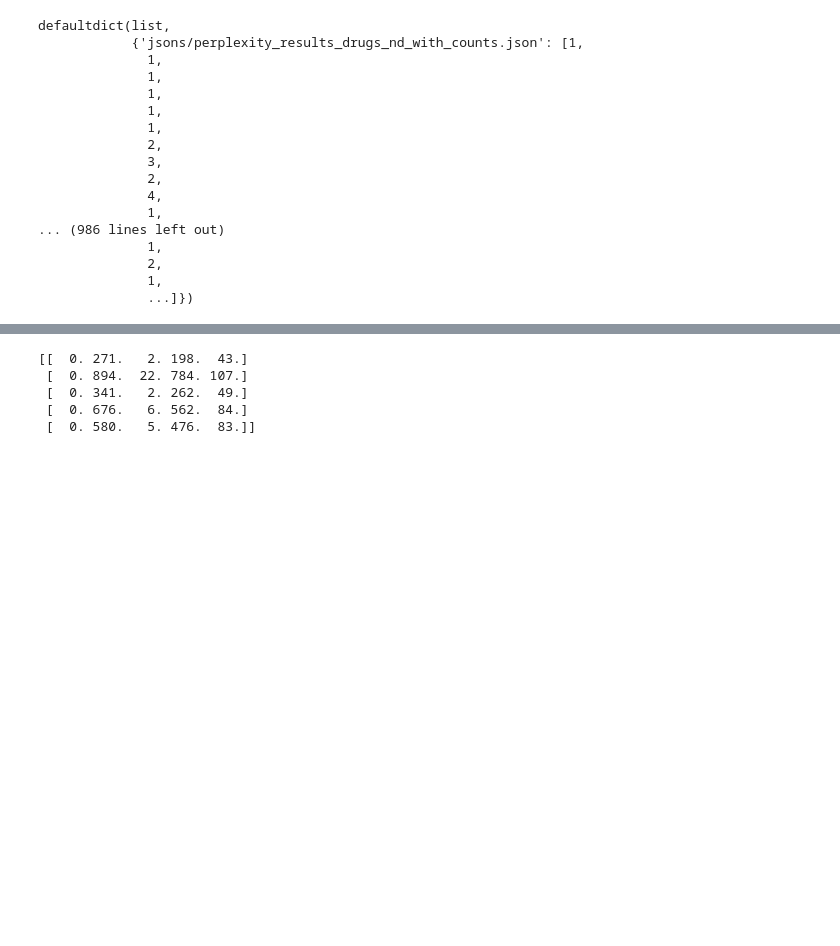
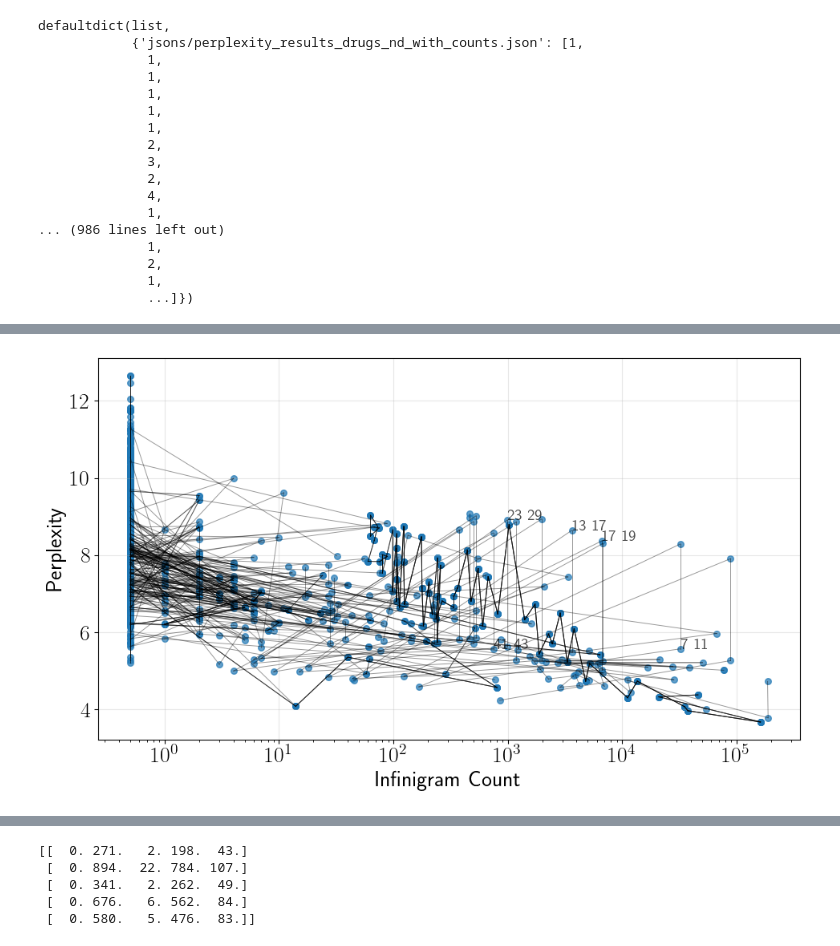
Before and after one commit to Reliable-Information-Lab-HEVS/ACL-2025-Low-perplexity-LLM-generated-sequences, a Jupyter notebook: analysis/variations_perp.ipynb, the cells around one changed output, grey strips where cells are left out. Drawn from its saved outputs; the diff is of its cells as text; code cells hidden in the pictures; blank space fills up the shorter version.

```diff
--- a/analysis/variations_perp.ipynb
+++ b/analysis/variations_perp.ipynb
@@ -544,7 +530,7 @@ import glob
 
 # Initialize an empty list to store data from all files
 all_data = []
-json_file_path = 'jsons/*'  # Replace with actual path
+json_file_path = '../*math*_with_counts*'  # Replace with actual path
 
 # Function to load JSON files and extract data
 for file in glob.glob(json_file_path):
@@ -571,8 +557,8 @@ for file in glob.glob(json_file_path):
             data_point = {
                 'dataset': dataset,
                 'deduped': deduped,
-                'infinigram_count': item['infinigram_count'],
-                'perplexity': item['window_avg_perplexity'],
+                'infinigram_count': item.get('infinigram_count', 0),
+                'perplexity': item.get('window_avg_perplexity', 1),
                 'text': item['window_text'],
                 'tokens': item.get('infinigram_tokens', [])
             }
@@ -795,3 +671,68 @@ KeyboardInterrupt:
+# %%
+df_interest = df[df['dataset'] == 'math']
+df_interest = df
+# change count from 0 to 0.5 for log scale
+df_interest['infinigram_count'] = df_interest['infinigram_count'].replace(0, 0.5)
+
+df_interest.reset_index(drop=True, inplace=True)
+
+# Optional: Create a more detailed visualization focusing on contiguous segments
+# Group by dataset and visualize each separately
+for dataset_name, group in df_interest.groupby('dataset'):
+    plt.figure(figsize=(10, 6))
+
+    # Plot all points in this dataset
+    plt.scatter(
+        group['infinigram_count'],
+        group['perplexity'],
+        alpha=0.7,
+        label=dataset_name,
+        s=30
+    )
+    plt.xscale('log')
+
+    # Add connections between contiguous segments
+    connections_count = 0
+    for i, row in group.iterrows():
+        if row['is_contiguous'] and i < len(df_interest) - 1 and i+1 in group.index:
+            # Draw a line between this point and the next
+            # if abs(np.log(row['infinigram_count']) - np.log(df_interest.loc[i+1, 'infinigram_count'])) > 0.3:
+                # continue
+            plt.plot(
+                [row['infinigram_count'], df_interest.loc[i+1, 'infinigram_count']],
+                [row['perplexity'], df_interest.loc[i+1, 'perplexity']],
+                'k-',
+                alpha=0.4,
+                linewidth=0.7
+            )
+            connections_count += 1
+    # Filter points whose text contains only numbers separated by spaces
+    numeric_points = group[group['text'].str.match(r'^\s*\d+(\s+\d+)*\s*$')]
+
+    # Randomly sample 10 points from the numeric points
+    sampled_numeric_points = numeric_points.sample(n=min(5, len(numeric_points)))
+
+    # Add text tags to the sampled points
+    for _, row in sampled_numeric_points.iterrows():
+        plt.text(
+            row['infinigram_count'],
+            row['perplexity'],
+            row['text'].replace('\n', ' '),
+            fontsize=14,
+            color='black',
+            alpha=0.7
+        )
+
+    # Set plot labels and title
+    plt.xlabel('Infinigram Count')
+    plt.ylabel('Perplexity')
+    plt.grid(True, alpha=0.3)
+
+    plt.tight_layout()
+    plt.savefig(f'contiguous_segments_{dataset_name}.png', dpi=300)
+    plt.show()
+# %% [output]
+[figure, added]
 # %%
 df_interest[df_interest['is_contiguous'] == True]
 # %% [output]
```
Also changed, not shown: parts of 7 cells of this notebook, 16 other files.
